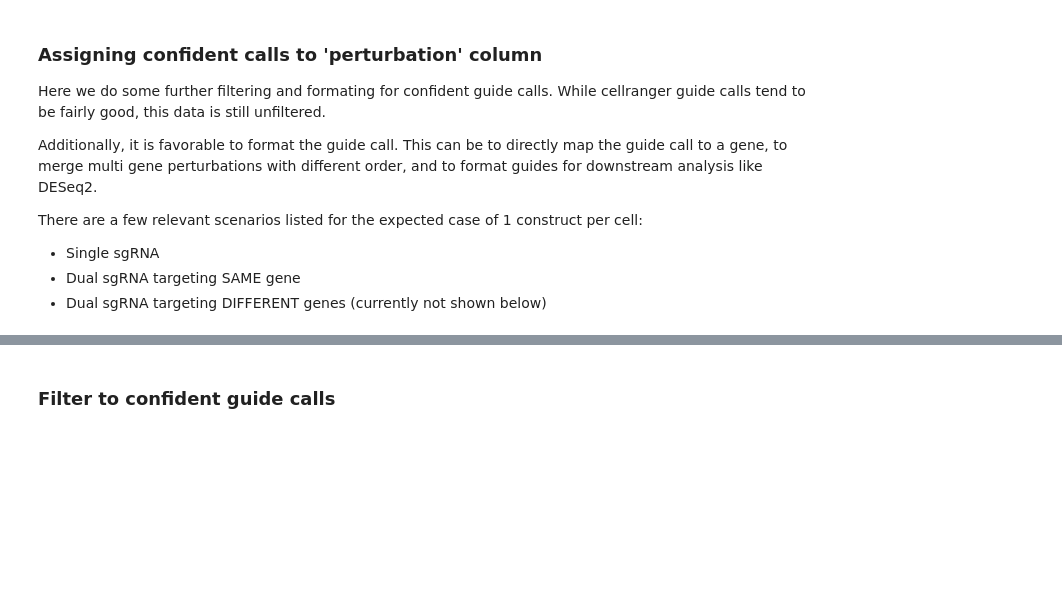
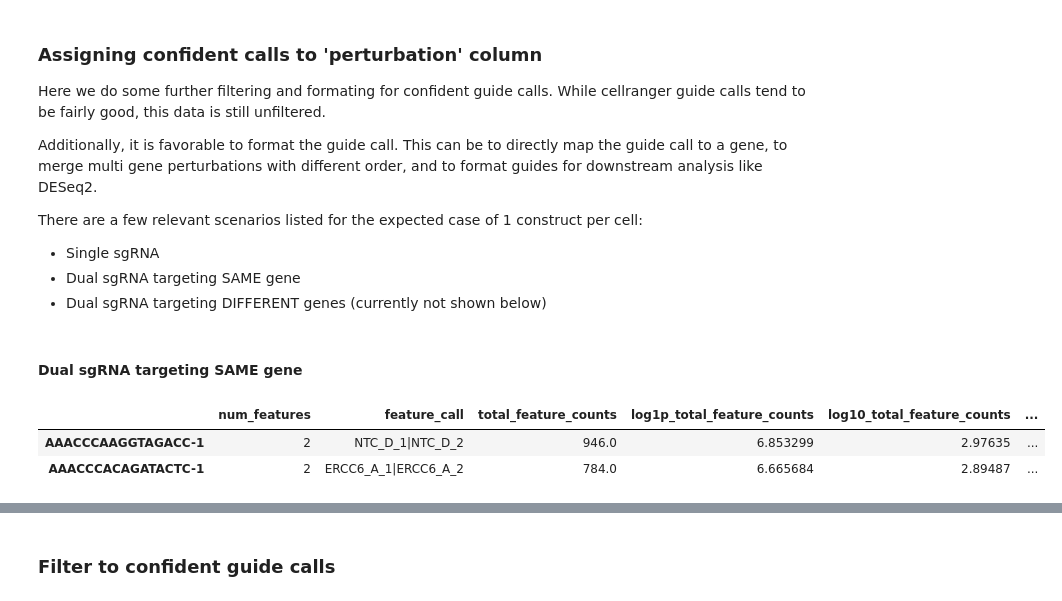
Before and after one commit to aidanwinters/pyturbseq, a Jupyter notebook: Tutorial.ipynb, the cells around one changed output, grey strips where cells are left out. Saved outputs shown, nothing was run; the diff lists cells and outputs as text; code cells hidden in the pictures; blank space fills up the shorter version.

```diff
--- a/Tutorial.ipynb
+++ b/Tutorial.ipynb
@@ -121,3 +109,20 @@ There are a few relevant scenarios listed for the expected case of 1 construct p
 - Single sgRNA
 - Dual sgRNA targeting SAME gene
 - Dual sgRNA targeting DIFFERENT genes (currently not shown below)
+# %% [markdown]
+#### Dual sgRNA targeting SAME gene
+# %%
+##NOTE:
+# this datatset is single construct so we artificially create the feature calls to demonstrate dual guide
+# We add '_1' and '_2' to indicate a positional annotation common (and recommended) for dual guide experiments
+
+##EXCLUDE FOR DATA THAT IS ALREADY DUAL GUIDE
+adata_dual = adata[adata.obs['num_features'] == 1, :].copy()
+adata_dual.obs['feature_call'] = adata_dual.obs['feature_call'] + '_1' + '|' +  adata_dual.obs['feature_call'] + '_2'
+adata_dual.obs['num_features'] = adata_dual.obs['num_features'] * 2
+adata_dual.obs.head(2)
+##EXCLUDE FOR DATA THAT IS ALREADY DUAL GUIDE
+# %% [output]
+|  | num_features | feature_call | total_feature_counts | log1p_total_feature_counts | log10_total_feature_counts | ... |
+| AAACCCAAGGTAGACC-1 | 2 | NTC_D_1|NTC_D_2 | 946.0 | 6.853299 | 2.97635 | ... |
+| AAACCCACAGATACTC-1 | 2 | ERCC6_A_1|ERCC6_A_2 | 784.0 | 6.665684 | 2.89487 | ... |
```
Also changed, not shown: parts of 35 cells of this notebook, 2 other files.
